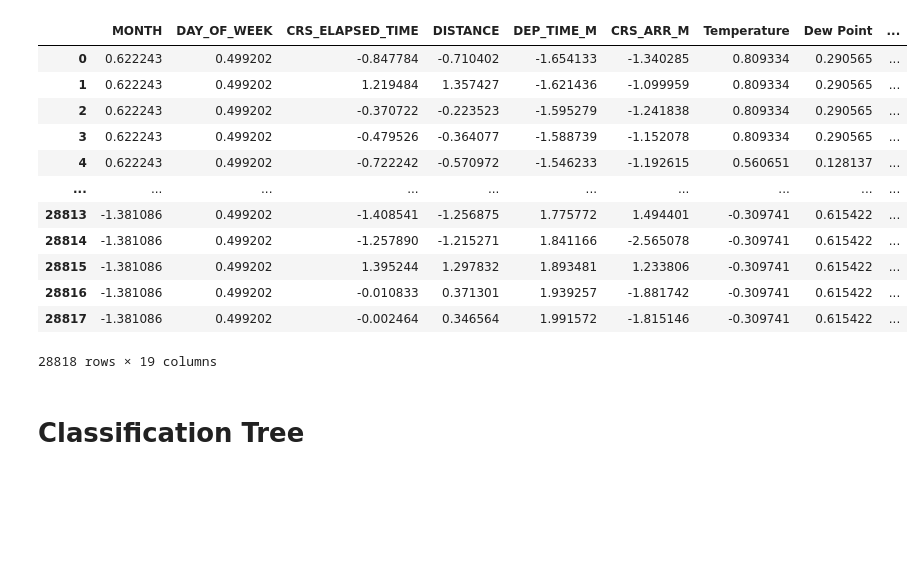
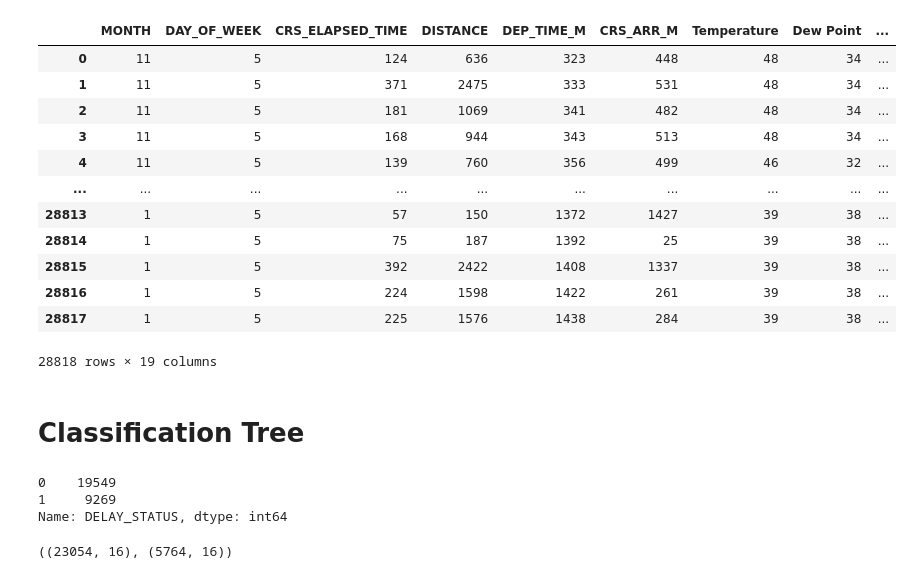
Before and after one commit to Yunue2110/FinalProject, a Jupyter notebook: DECISION_TREE.ipynb, the cells around one changed output. Saved outputs shown, nothing was run; the diff lists cells and outputs as text; code cells hidden in the pictures; blank space fills up the shorter version.

```diff
--- a/DECISION_TREE.ipynb
+++ b/DECISION_TREE.ipynb
@@ -21,19 +16,19 @@ from sklearn.tree import DecisionTreeRegressor, DecisionTreeClassifier
 from sklearn.tree import export_graphviz
 import graphviz
 # %%
-df= pd.read_csv('final_vuelo.csv')
+df= pd.read_csv('vuelo_cleanTR.csv')
 df
 # %% [output]
 |  | MONTH | DAY_OF_WEEK | CRS_ELAPSED_TIME | DISTANCE | DEP_TIME_M | CRS_ARR_M | Temperature | Dew Point | ... |
-| 0 | 0.622243 | 0.499202 | -0.847784 | -0.710402 | -1.654133 | -1.340285 | 0.809334 | 0.290565 | ... |
-| 1 | 0.622243 | 0.499202 | 1.219484 | 1.357427 | -1.621436 | -1.099959 | 0.809334 | 0.290565 | ... |
-| 2 | 0.622243 | 0.499202 | -0.370722 | -0.223523 | -1.595279 | -1.241838 | 0.809334 | 0.290565 | ... |
-| 3 | 0.622243 | 0.499202 | -0.479526 | -0.364077 | -1.588739 | -1.152078 | 0.809334 | 0.290565 | ... |
-| 4 | 0.622243 | 0.499202 | -0.722242 | -0.570972 | -1.546233 | -1.192615 | 0.560651 | 0.128137 | ... |
+| 0 | 11 | 5 | 124 | 636 | 323 | 448 | 48 | 34 | ... |
+| 1 | 11 | 5 | 371 | 2475 | 333 | 531 | 48 | 34 | ... |
+| 2 | 11 | 5 | 181 | 1069 | 341 | 482 | 48 | 34 | ... |
+| 3 | 11 | 5 | 168 | 944 | 343 | 513 | 48 | 34 | ... |
+| 4 | 11 | 5 | 139 | 760 | 356 | 499 | 46 | 32 | ... |
 | ... | ... | ... | ... | ... | ... | ... | ... | ... | ... |
-| 28813 | -1.381086 | 0.499202 | -1.408541 | -1.256875 | 1.775772 | 1.494401 | -0.309741 | 0.615422 | ... |
-| 28814 | -1.381086 | 0.499202 | -1.257890 | -1.215271 | 1.841166 | -2.565078 | -0.309741 | 0.615422 | ... |
-| 28815 | -1.381086 | 0.499202 | 1.395244 | 1.297832 | 1.893481 | 1.233806 | -0.309741 | 0.615422 | ... |
-| 28816 | -1.381086 | 0.499202 | -0.010833 | 0.371301 | 1.939257 | -1.881742 | -0.309741 | 0.615422 | ... |
-| 28817 | -1.381086 | 0.499202 | -0.002464 | 0.346564 | 1.991572 | -1.815146 | -0.309741 | 0.615422 | ... |
+| 28813 | 1 | 5 | 57 | 150 | 1372 | 1427 | 39 | 38 | ... |
+| 28814 | 1 | 5 | 75 | 187 | 1392 | 25 | 39 | 38 | ... |
+| 28815 | 1 | 5 | 392 | 2422 | 1408 | 1337 | 39 | 38 | ... |
+| 28816 | 1 | 5 | 224 | 1598 | 1422 | 261 | 39 | 38 | ... |
+| 28817 | 1 | 5 | 225 | 1576 | 1438 | 284 | 39 | 38 | ... |
 28818 rows × 19 columns
@@ -41,0 +43,11 @@ df
+# %%
+y.value_counts()
+# %% [output]
+0    19549
+1     9269
+Name: DELAY_STATUS, dtype: int64
+# %%
+X_train, X_test, y_train, y_test = train_test_split(X, y, test_size=0.2, random_state=42)
+X_train.shape, X_test.shape
+# %% [output]
+((23054, 16), (5764, 16))
```
Also changed, not shown: parts of 26 cells of this notebook, 7 other files.
